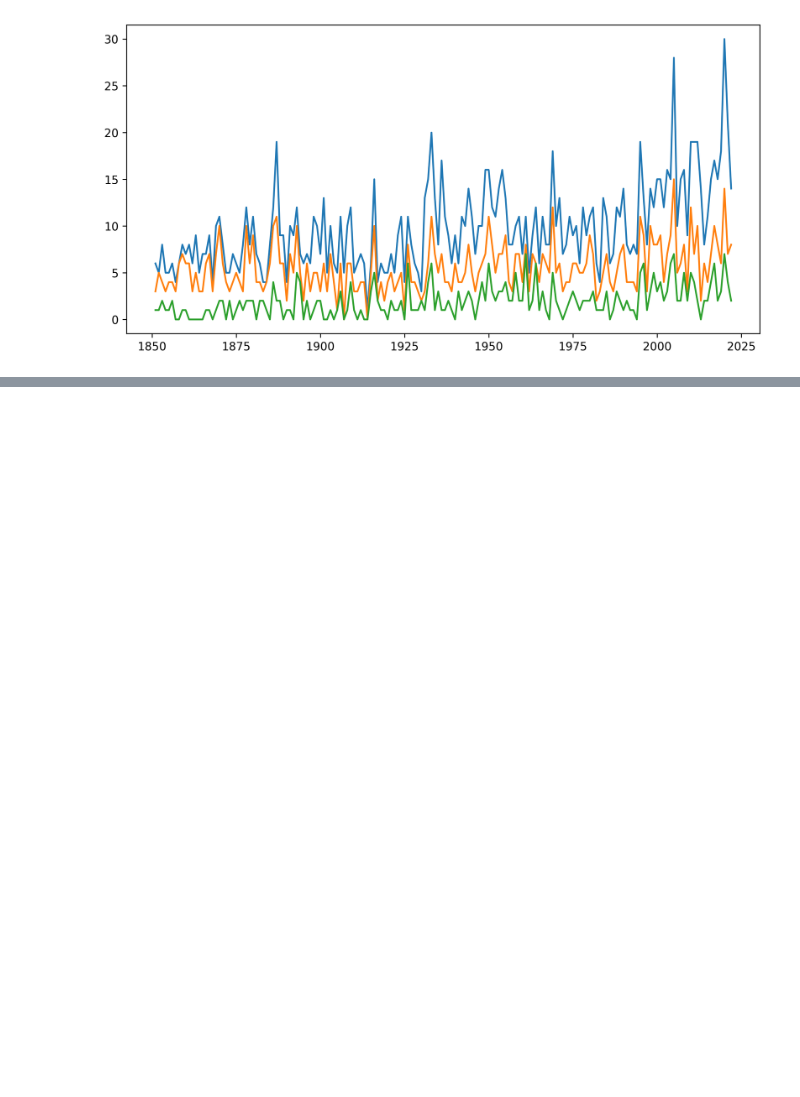
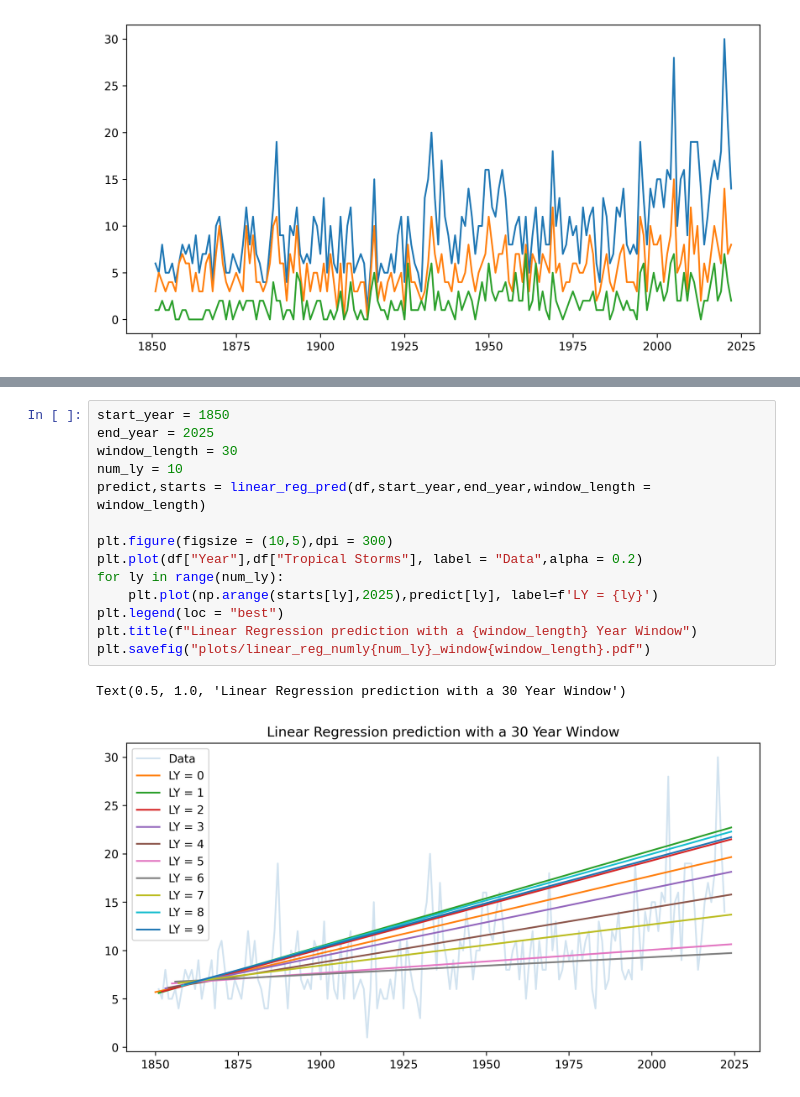
Before and after one commit to komrozik/Predictions_and_Predictability, a Jupyter notebook: test_programming.ipynb, the cells around one changed output, grey strips where cells are left out. Cells and saved outputs as stored; diff of their text form; blank space fills up the shorter version.

```diff
--- a/test_programming.ipynb
+++ b/test_programming.ipynb
@@ -41,0 +107,17 @@ def clim_pred(years):
+# %%
+start_year = 1850
+end_year = 2025
+window_length = 30
+num_ly = 10
+predict,starts = linear_reg_pred(df,start_year,end_year,window_length = window_length)
+
+plt.figure(figsize = (10,5),dpi = 300)
+plt.plot(df["Year"],df["Tropical Storms"], label = "Data",alpha = 0.2)
+for ly in range(num_ly):
+    plt.plot(np.arange(starts[ly],2025),predict[ly], label=f'LY = {ly}')
+plt.legend(loc = "best")
+plt.title(f"Linear Regression prediction with a {window_length} Year Window")
+plt.savefig("plots/linear_reg_numly{num_ly}_window{window_length}.pdf")
+# %% [output]
+Text(0.5, 1.0, 'Linear Regression prediction with a 30 Year Window')
+[figure, added]
```
Also changed, not shown: parts of 11 cells of this notebook, 2 other files.
